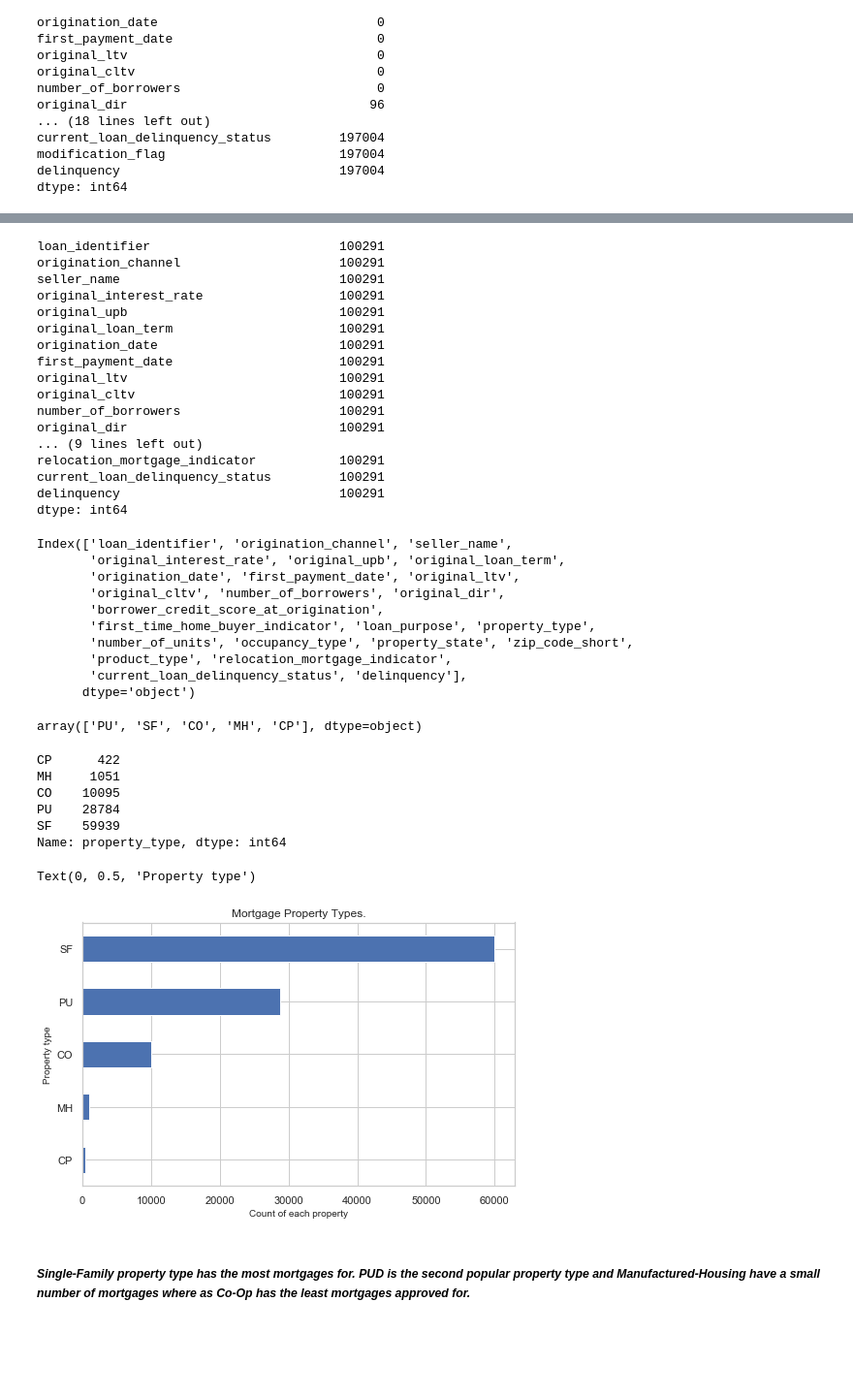
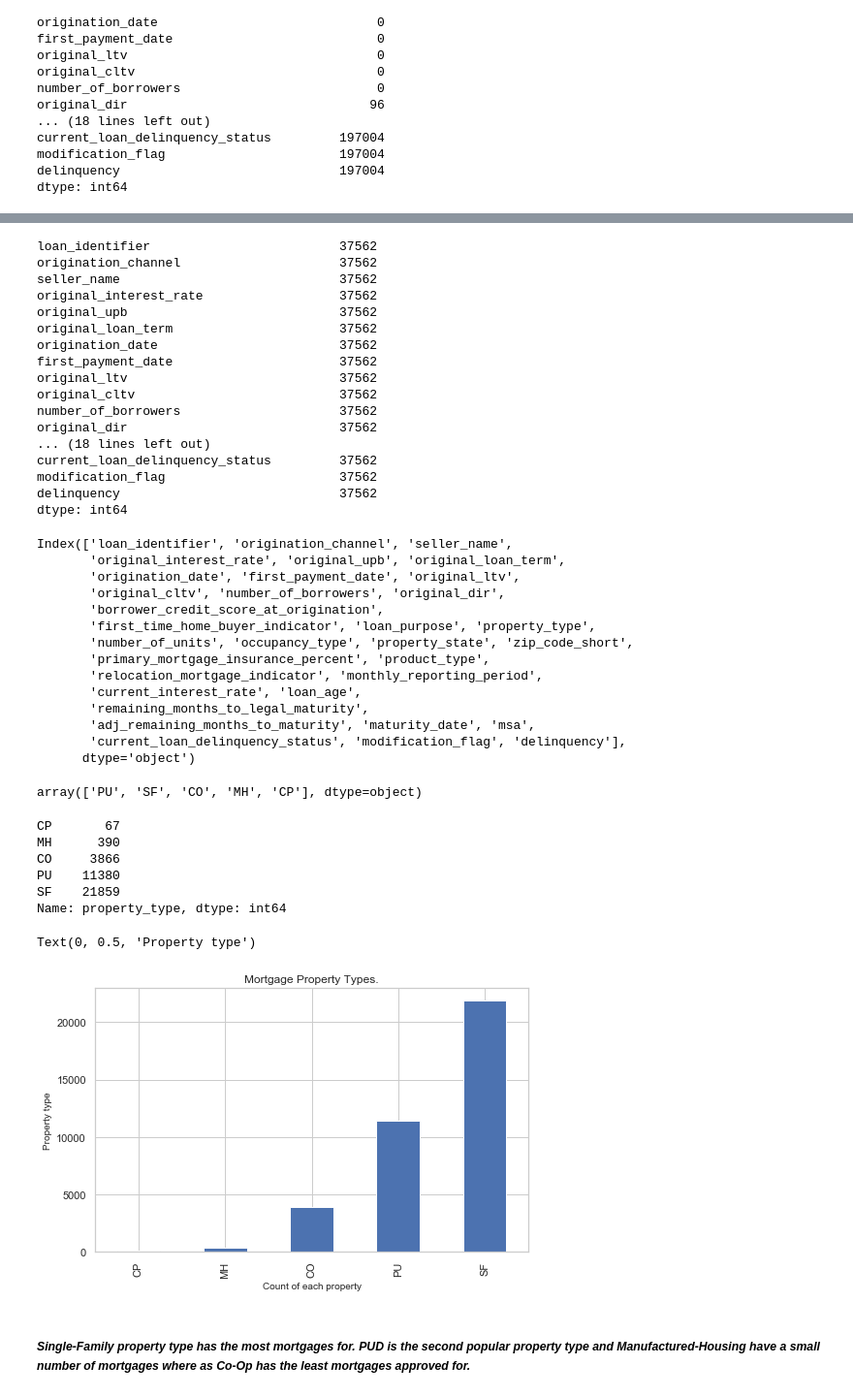
Before and after one commit to Azaima-Asghar/Modeling-Probability-Of-Delinquency, a Jupyter notebook: Mortgage_Analysis.ipynb, the cells around one changed output, grey strips where cells are left out. Shown: that part at 97% size. Saved outputs shown, nothing was run; the diff lists cells and outputs as text; code cells hidden in the pictures; blank space fills up the shorter version.

```diff
--- a/Mortgage_Analysis.ipynb
+++ b/Mortgage_Analysis.ipynb
@@ -161,6 +119,6 @@ dtype: int64
 # %%
 # Drop the null values present in the dataframe.
-clean_mortgage_data = mortgage_data.dropna()
+clean_mortgage_data = mortgage_df.dropna()
 clean_mortgage_data.head()
 # %% [output]
 |  | loan_identifier | origination_channel | seller_name | original_interest_rate | original_upb | ... |
@@ -195,22 +153,22 @@ dtype: int64
 # Count the number of values in each column.
 clean_mortgage_data.count()
 # %% [output]
-loan_identifier                         100291
-origination_channel                     100291
-seller_name                             100291
-original_interest_rate                  100291
-original_upb                            100291
-original_loan_term                      100291
-origination_date                        100291
-first_payment_date                      100291
-original_ltv                            100291
-original_cltv                           100291
-number_of_borrowers                     100291
-original_dir                            100291
-... (9 lines left out)
-relocation_mortgage_indicator           100291
-current_loan_delinquency_status         100291
-delinquency                             100291
+loan_identifier                         37562
+origination_channel                     37562
+seller_name                             37562
+original_interest_rate                  37562
+original_upb                            37562
+original_loan_term                      37562
+origination_date                        37562
+first_payment_date                      37562
+original_ltv                            37562
+original_cltv                           37562
+number_of_borrowers                     37562
+original_dir                            37562
+... (18 lines left out)
+current_loan_delinquency_status         37562
+modification_flag                       37562
+delinquency                             37562
 dtype: int64
 # %%
 # The number of columns in the clean mortgage dataframe.
@@ -223,8 +181,12 @@ Index(['loan_identifier', 'origination_channel', 'seller_name',
        'borrower_credit_score_at_origination',
        'first_time_home_buyer_indicator', 'loan_purpose', 'property_type',
        'number_of_units', 'occupancy_type', 'property_state', 'zip_code_short',
-       'product_type', 'relocation_mortgage_indicator',
-       'current_loan_delinquency_status', 'delinquency'],
+       'primary_mortgage_insurance_percent', 'product_type',
+       'relocation_mortgage_indicator', 'monthly_reporting_period',
+       'current_interest_rate', 'loan_age',
+       'remaining_months_to_legal_maturity',
+       'adj_remaining_months_to_maturity', 'maturity_date', 'msa',
+       'current_loan_delinquency_status', 'modification_flag', 'delinquency'],
       dtype='object')
 # %%
 # Check the all the types of the property.
@@ -236,23 +198,23 @@ array(['PU', 'SF', 'CO', 'MH', 'CP'], dtype=object)
 property_type_counts = clean_mortgage_data['property_type'].value_counts(ascending = True)
 property_type_counts
 # %% [output]
-CP      422
-MH     1051
-CO    10095
-PU    28784
-SF    59939
+CP       67
+MH      390
+CO     3866
+PU    11380
+SF    21859
 Name: property_type, dtype: int64
 # %%
 # Visualize the property types for the mortgages.
 # Create horizontal bar chart.
-ax = property_type_counts.plot(kind='barh',
+ax = property_type_counts.plot(kind ='bar',
                                     figsize=(8,5),
                                     title="Mortgage Property Types.")
 ax.set_xlabel("Count of each property", fontsize = 10)
 ax.set_ylabel("Property type", fontsize = 10)
 # %% [output]
 Text(0, 0.5, 'Property type')
-[figure, old version]
+[figure, new version]
 # %% [markdown]
 ##### *Single-Family property type has the most mortgages for. PUD is the second popular property type and Manufactured-Housing have a small number of mortgages where as Co-Op  has the least mortgages approved for.*
 # %%
```
Also changed, not shown: parts of 17 cells of this notebook.
